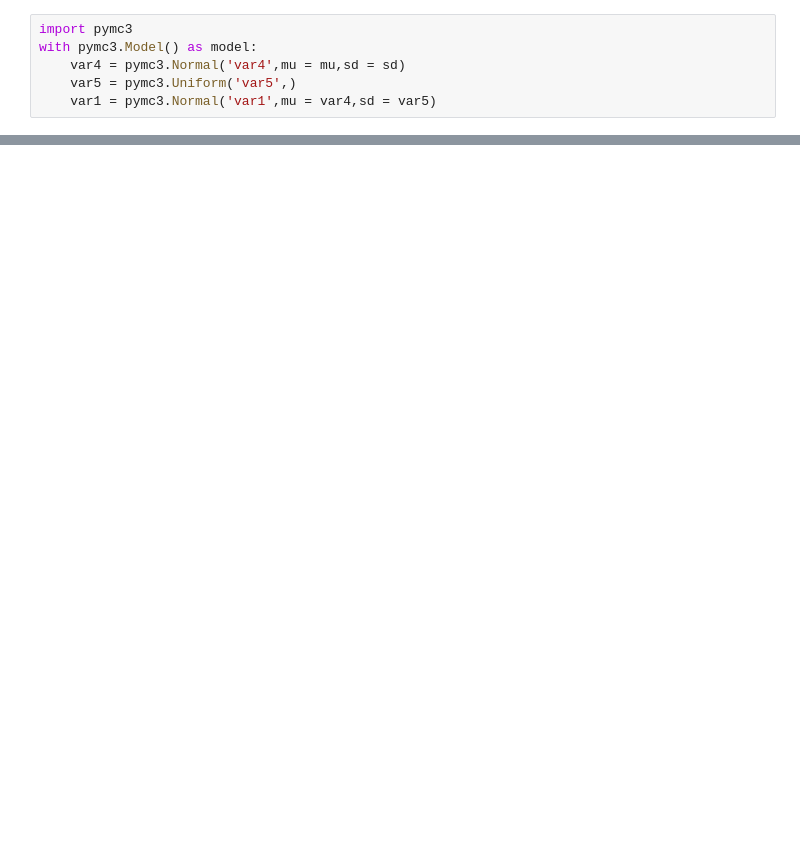
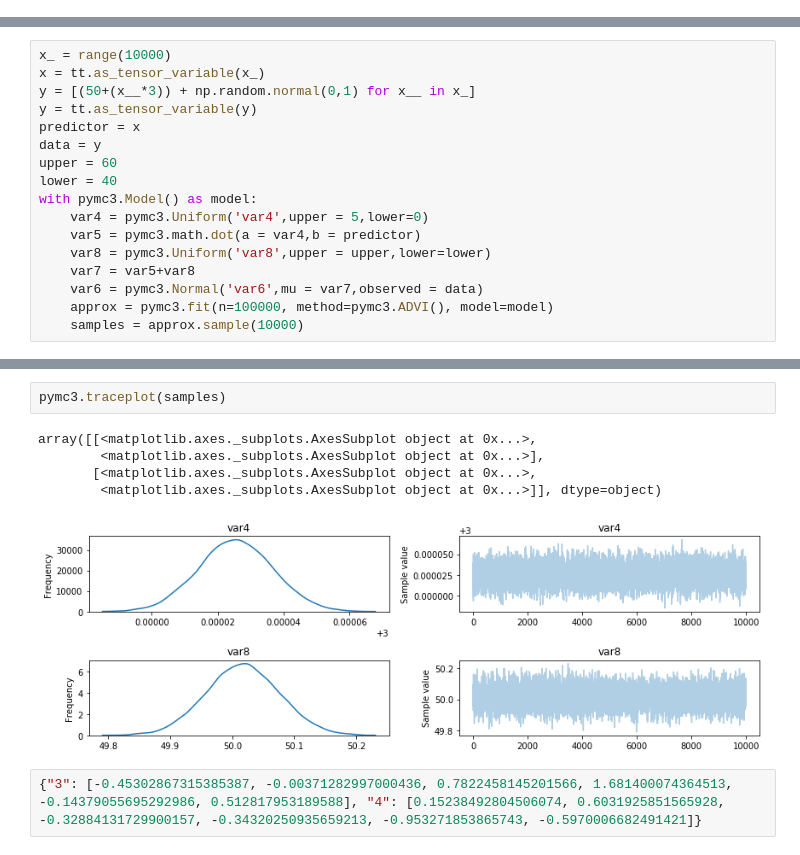
Before and after one commit to phil-mcdowall/flowPyDag, a Jupyter notebook: flowpy.ipynb, the cells around one changed output, grey strips where cells are left out. Drawn from its saved outputs; the diff is of its cells as text; blank space fills up the shorter version.

Commit message:
aded math nodes

```diff
--- a/flowpy.ipynb
+++ b/flowpy.ipynb
@@ -6,6 +0,0 @@ display(dag)
-# %%
-import pymc3
-with pymc3.Model() as model:
-    var4 = pymc3.Normal('var4',mu = mu,sd = sd)
-    var5 = pymc3.Uniform('var5',)
-    var1 = pymc3.Normal('var1',mu = var4,sd = var5)
@@ -29,0 +25,17 @@ Code Compile:
+# %%
+x_ = range(10000)
+x = tt.as_tensor_variable(x_)
+y = [(50+(x__*3)) + np.random.normal(0,1) for x__ in x_]
+y = tt.as_tensor_variable(y)
+predictor = x
+data = y
+upper = 60
+lower = 40
+with pymc3.Model() as model:
+    var4 = pymc3.Uniform('var4',upper = 5,lower=0)
+    var5 = pymc3.math.dot(a = var4,b = predictor)
+    var8 = pymc3.Uniform('var8',upper = upper,lower=lower)
+    var7 = var5+var8
+    var6 = pymc3.Normal('var6',mu = var7,observed = data)
+    approx = pymc3.fit(n=100000, method=pymc3.ADVI(), model=model)
+    samples = approx.sample(10000)
@@ -29,0 +44,10 @@ Code Compile:
+# %%
+pymc3.traceplot(samples)
+# %% [output]
+array([[<matplotlib.axes._subplots.AxesSubplot object at 0x...>,
+        <matplotlib.axes._subplots.AxesSubplot object at 0x...>],
+       [<matplotlib.axes._subplots.AxesSubplot object at 0x...>,
+        <matplotlib.axes._subplots.AxesSubplot object at 0x...>]], dtype=object)
+[figure, added]
+# %%
+{"3": [-0.45302867315385387, -0.00371282997000436, 0.7822458145201566, 1.681400074364513, -0.14379055695292986, 0.512817953189588], "4": [0.15238492804506074, 0.6031925851565928, -0.32884131729900157, -0.34320250935659213, -0.953271853865743, -0.5970006682491421]}
```
Also changed, not shown: parts of 13 cells of this notebook, 13 other files.
